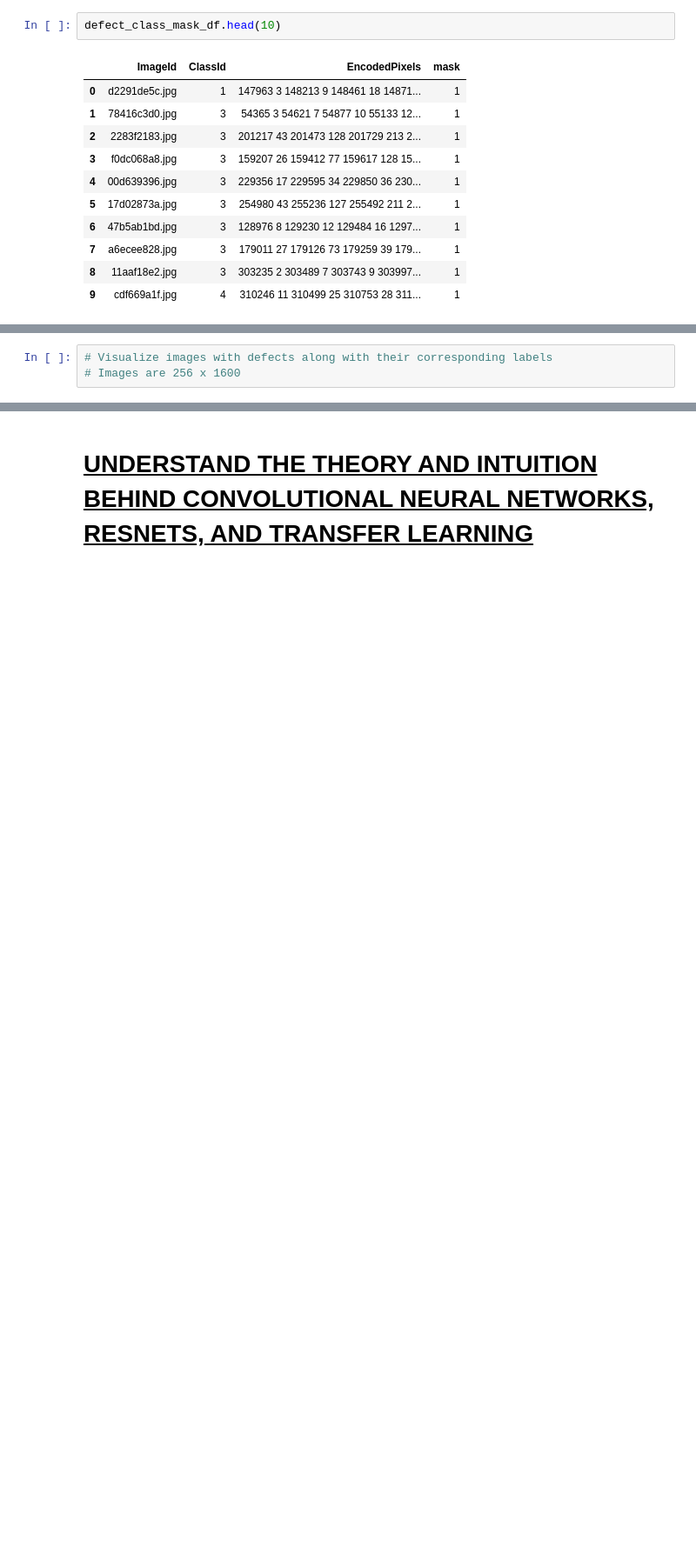
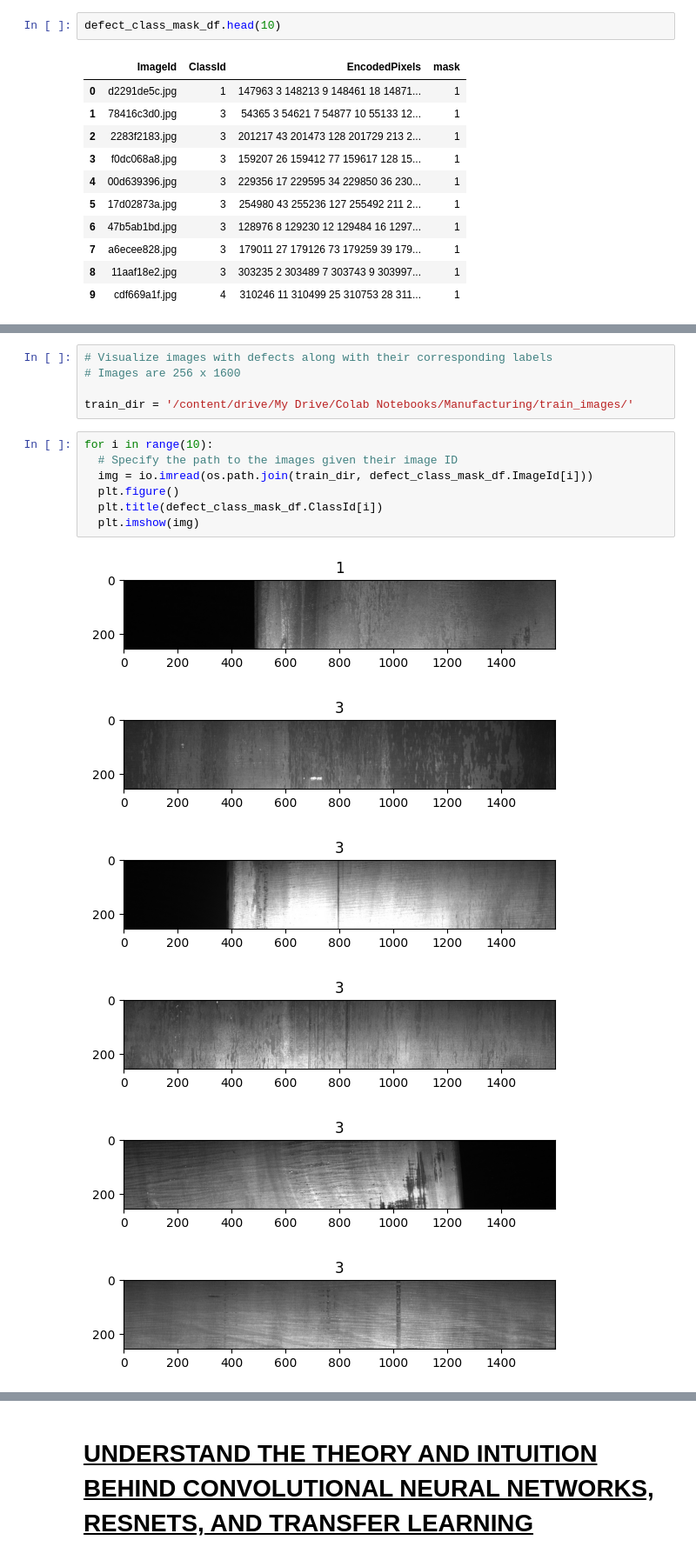
Before and after one commit to FemiAdesola/Data-Science, a Jupyter notebook: Maintenance_&_Manufacturing_Department.ipynb, the cells around one changed output, grey strips where cells are left out. Shown at 87% size. Saved outputs shown, nothing was run; the diff lists cells and outputs as text; blank space fills up the shorter version.

```diff
--- a/Maintenance_&_Manufacturing_Department.ipynb
+++ b/Maintenance_&_Manufacturing_Department.ipynb
@@ -180,3 +272,19 @@ defect_class_mask_df.head(10)
 # %%
 # Visualize images with defects along with their corresponding labels
 # Images are 256 x 1600
+
+train_dir = '/content/drive/My Drive/Colab Notebooks/Manufacturing/train_images/'
+# %%
+for i in range(10):
+  # Specify the path to the images given their image ID
+  img = io.imread(os.path.join(train_dir, defect_class_mask_df.ImageId[i]))
+  plt.figure()
+  plt.title(defect_class_mask_df.ClassId[i])
+  plt.imshow(img)
+# %% [output]
+[figure, added]
+[figure, added]
+[figure, added]
+[figure, added]
+[figure, added]
+[figure, added]
```
Also changed, not shown: parts of 95 cells of this notebook.
